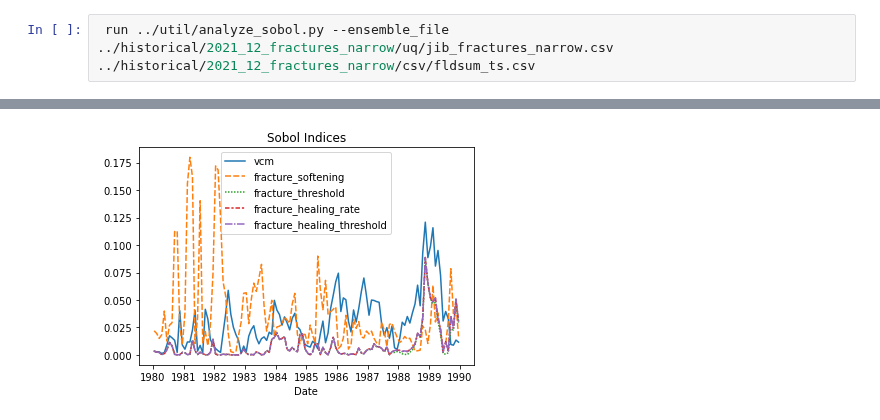
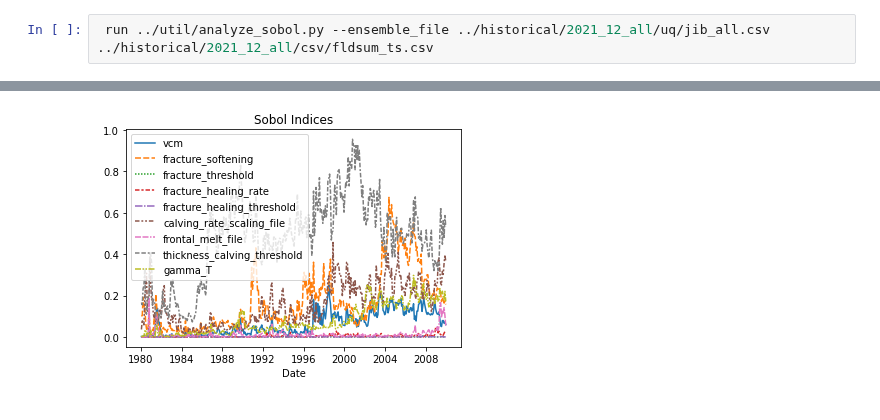
Before and after one commit to pism/pism-greenland, a Jupyter notebook: notebooks/jib_analysis.ipynb, the cells around one changed output, grey strips where cells are left out. Drawn from its saved outputs; the diff is of its cells as text.

```diff
--- a/notebooks/jib_analysis.ipynb
+++ b/notebooks/jib_analysis.ipynb
@@ -1,4 +1,4 @@
 # %%
- run ../util/analyze_sobol.py --ensemble_file ../historical/2021_12_fractures_narrow/uq/jib_fractures_narrow.csv ../historical/2021_12_fractures_narrow/csv/fldsum_ts.csv
+ run ../util/analyze_sobol.py --ensemble_file ../historical/2021_12_all/uq/jib_all.csv ../historical/2021_12_all/csv/fldsum_ts.csv
 # %% [output]
 The following simulation ids are missing:
@@ -21,2 +21,2 @@ Processing 1989-12-16 12:00:00
-[figure, old version]
+[figure, new version]
 # %%
```
Also changed, not shown: parts of 5 cells of this notebook, 3 other files.
